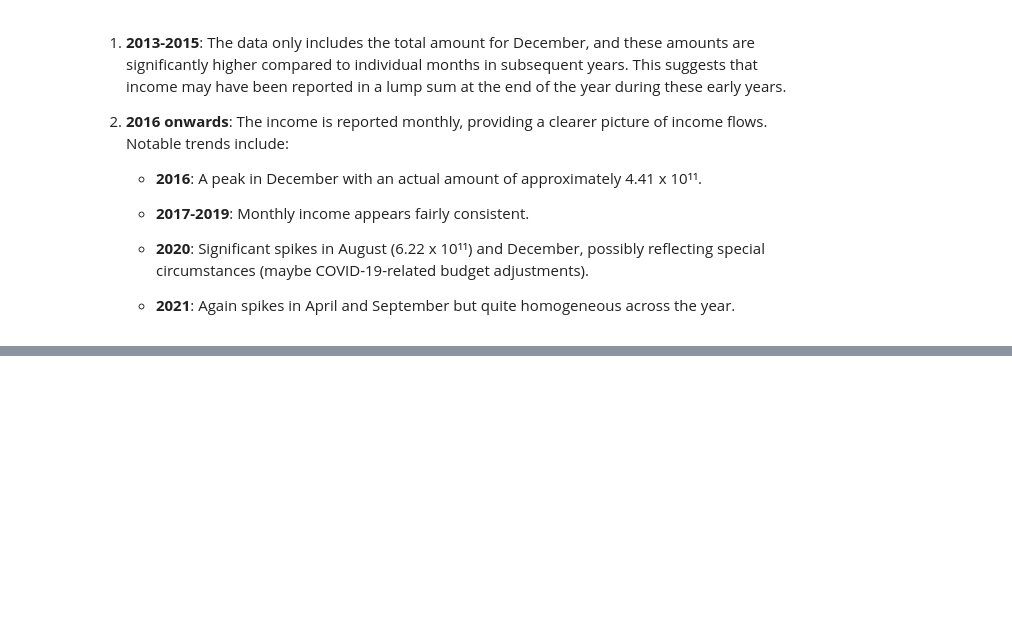
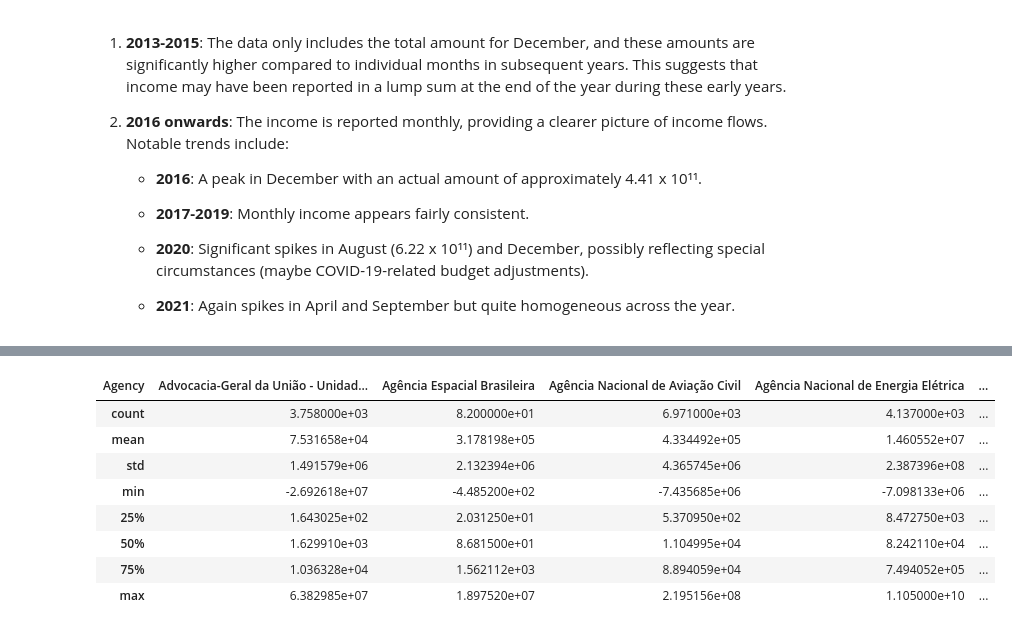
Before and after one commit to SupernovaIa/DataProject-Brasil-Public-Income-EDA, a Jupyter notebook: notebook/03-Phase-ExploratoryDataAnalysis.ipynb, the cells around one changed output, grey strips where cells are left out. Saved outputs shown, nothing was run; the diff lists cells and outputs as text; code cells hidden in the pictures; blank space fills up the shorter version.

```diff
--- a/notebook/03-Phase-ExploratoryDataAnalysis.ipynb
+++ b/notebook/03-Phase-ExploratoryDataAnalysis.ipynb
@@ -247,0 +253,12 @@ Name: Actual Amount, dtype: float64
+# %%
+df.groupby('Agency')['Actual Amount'].describe().T
+# %% [output]
+| Agency | Advocacia-Geral da União - Unidad... | Agência Espacial Brasileira | Agência Nacional de Aviação Civil | Agência Nacional de Energia Elétrica | ... |
+| count | 3.758000e+03 | 8.200000e+01 | 6.971000e+03 | 4.137000e+03 | ... |
+| mean | 7.531658e+04 | 3.178198e+05 | 4.334492e+05 | 1.460552e+07 | ... |
+| std | 1.491579e+06 | 2.132394e+06 | 4.365745e+06 | 2.387396e+08 | ... |
+| min | -2.692618e+07 | -4.485200e+02 | -7.435685e+06 | -7.098133e+06 | ... |
+| 25% | 1.643025e+02 | 2.031250e+01 | 5.370950e+02 | 8.472750e+03 | ... |
+| 50% | 1.629910e+03 | 8.681500e+01 | 1.104995e+04 | 8.242110e+04 | ... |
+| 75% | 1.036328e+04 | 1.562112e+03 | 8.894059e+04 | 7.494052e+05 | ... |
+| max | 6.382985e+07 | 1.897520e+07 | 2.195156e+08 | 1.105000e+10 | ... |
```
Also changed, not shown: parts of 27 cells of this notebook, 4 other files.
